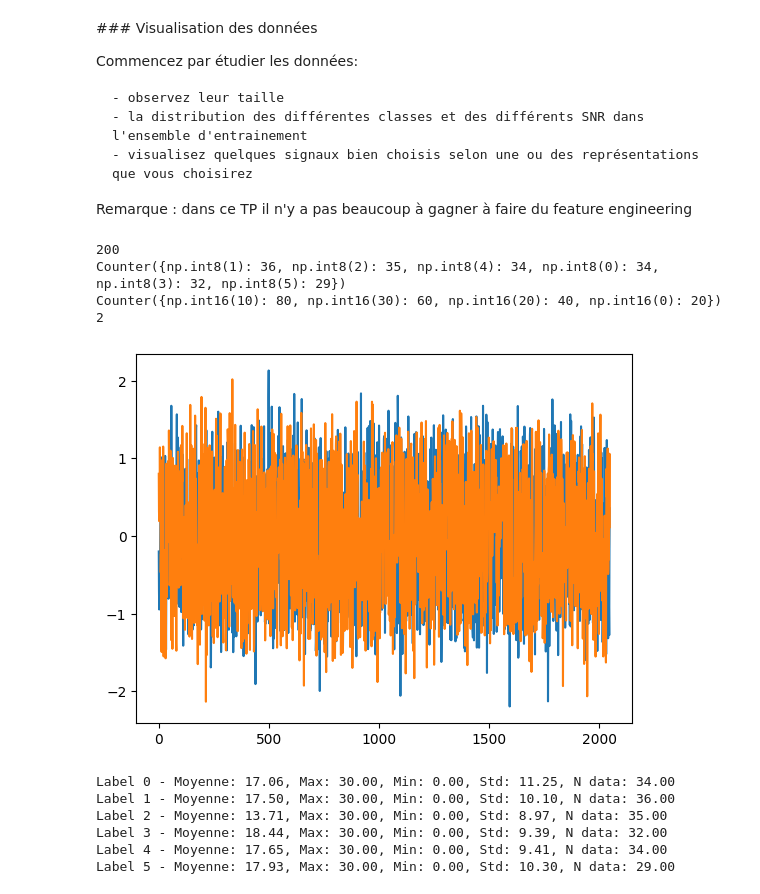
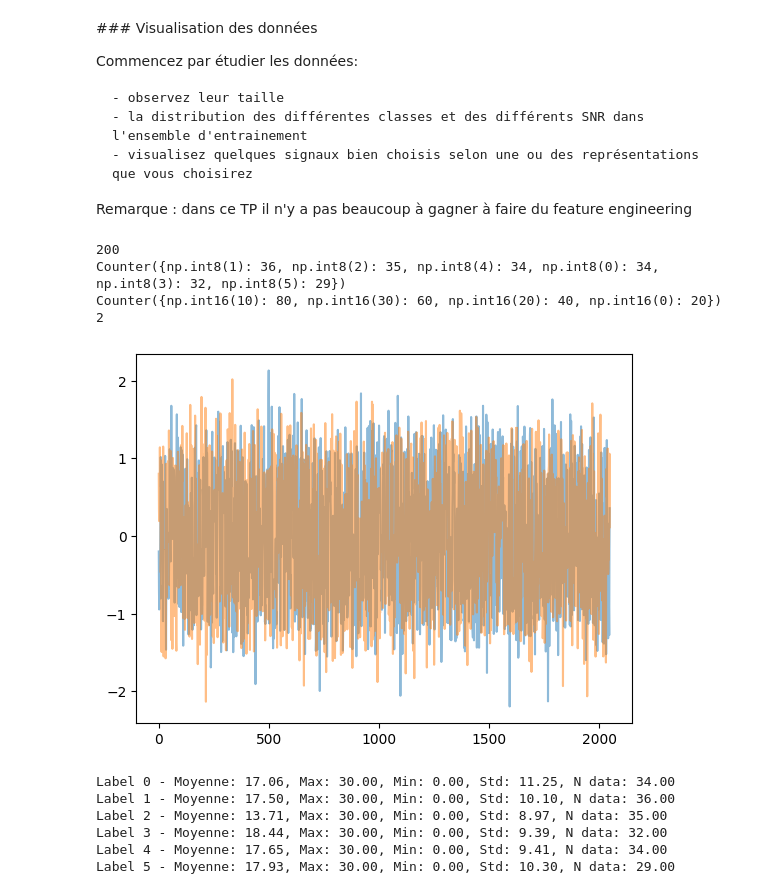
Before and after one commit to QMoayedpour/tp3_dlts, a Jupyter notebook: dlts_tp3_noah.ipynb, the cells around one changed output. Saved outputs shown, nothing was run; the diff lists cells and outputs as text; code cells hidden in the pictures.

```diff
--- a/dlts_tp3_noah.ipynb
+++ b/dlts_tp3_noah.ipynb
@@ -112,17 +115,17 @@ Remarque : dans ce TP il n'y a pas beaucoup à gagner à faire du feature engine
 # %%
 print(len(signals))
 print(Counter(labels_id))
 print(Counter(snr))
 
 print(labels_id[0])
-plt.plot(signals[0])
+plt.plot(signals[0], alpha=0.5)
 plt.show()
 # %% [output]
 200
 Counter({np.int8(1): 36, np.int8(2): 35, np.int8(4): 34, np.int8(0): 34, np.int8(3): 32, np.int8(5): 29})
 Counter({np.int16(10): 80, np.int16(30): 60, np.int16(20): 40, np.int16(0): 20})
 2
-[figure, old version]
+[figure, new version]
 # %%
 def stats_by_class(snr, labels_id):
     classes = np.unique(labels_id)
```
Also changed, not shown: parts of 36 cells of this notebook, 1 other file.
